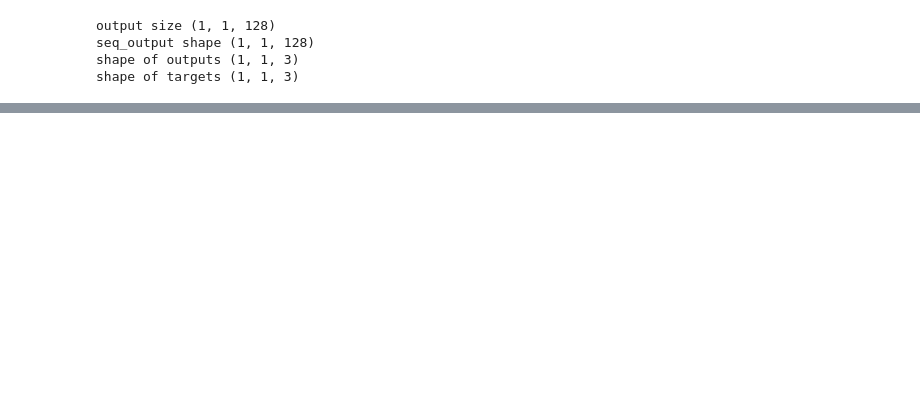
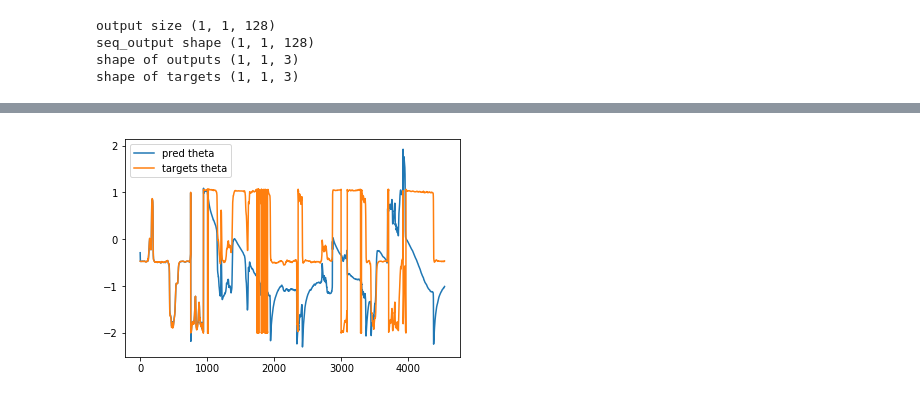
Before and after one commit to gagkhan/deep_visual_odometry, a Jupyter notebook: Training_RNN.ipynb, the cells around one changed output, grey strips where cells are left out. Cells and saved outputs as stored; diff of their text form; code cells hidden in the pictures; blank space fills up the shorter version.

```diff
--- a/Training_RNN.ipynb
+++ b/Training_RNN.ipynb
@@ -101,0 +100,8 @@ plt.show()
+# %%
+j = 2
+plt.plot(predictions[:,j],label = 'pred theta')
+plt.plot(targets[:,j],label = 'targets theta')
+plt.legend()
+plt.show()
+# %% [output]
+[figure, added]
```
Also changed, not shown: parts of 10 cells of this notebook, 1 other file.
